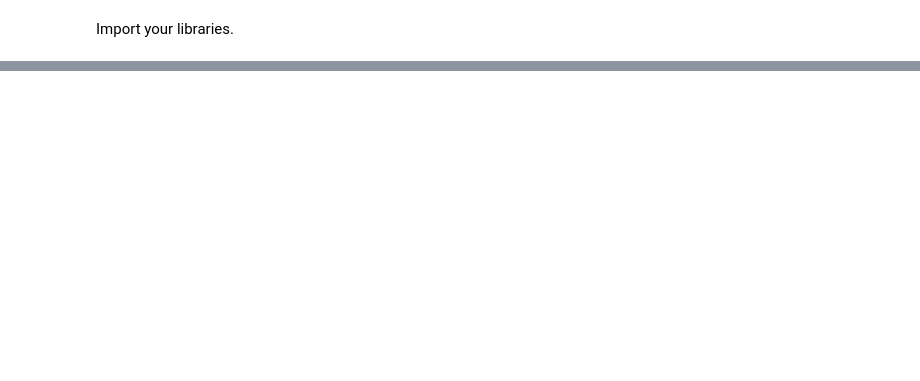
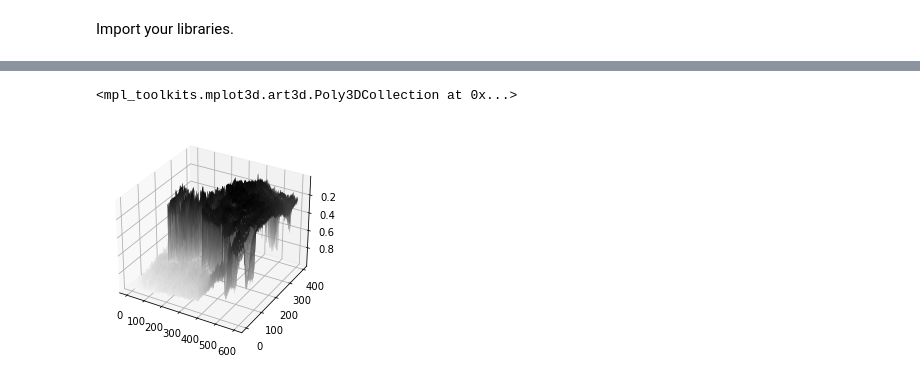
Before and after one commit to kwendt3/Fourier, a Jupyter notebook: 2D23D.ipynb, the cells around one changed output, grey strips where cells are left out. Saved outputs shown, nothing was run; the diff lists cells and outputs as text; code cells hidden in the pictures; blank space fills up the shorter version.

```diff
--- a/2D23D.ipynb
+++ b/2D23D.ipynb
@@ -55,0 +44,9 @@ plt.show()
+# %%
+fig = plt.figure()
+ax = fig.gca(projection='3d')
+ax.invert_zaxis()
+ax.plot_surface(xx, yy, mat ,rstride=1, cstride=1, cmap=plt.cm.gray,
+        linewidth=0)
+# %% [output]
+<mpl_toolkits.mplot3d.art3d.Poly3DCollection at 0x...>
+[figure, added]
```
Also changed, not shown: parts of 13 cells of this notebook.
